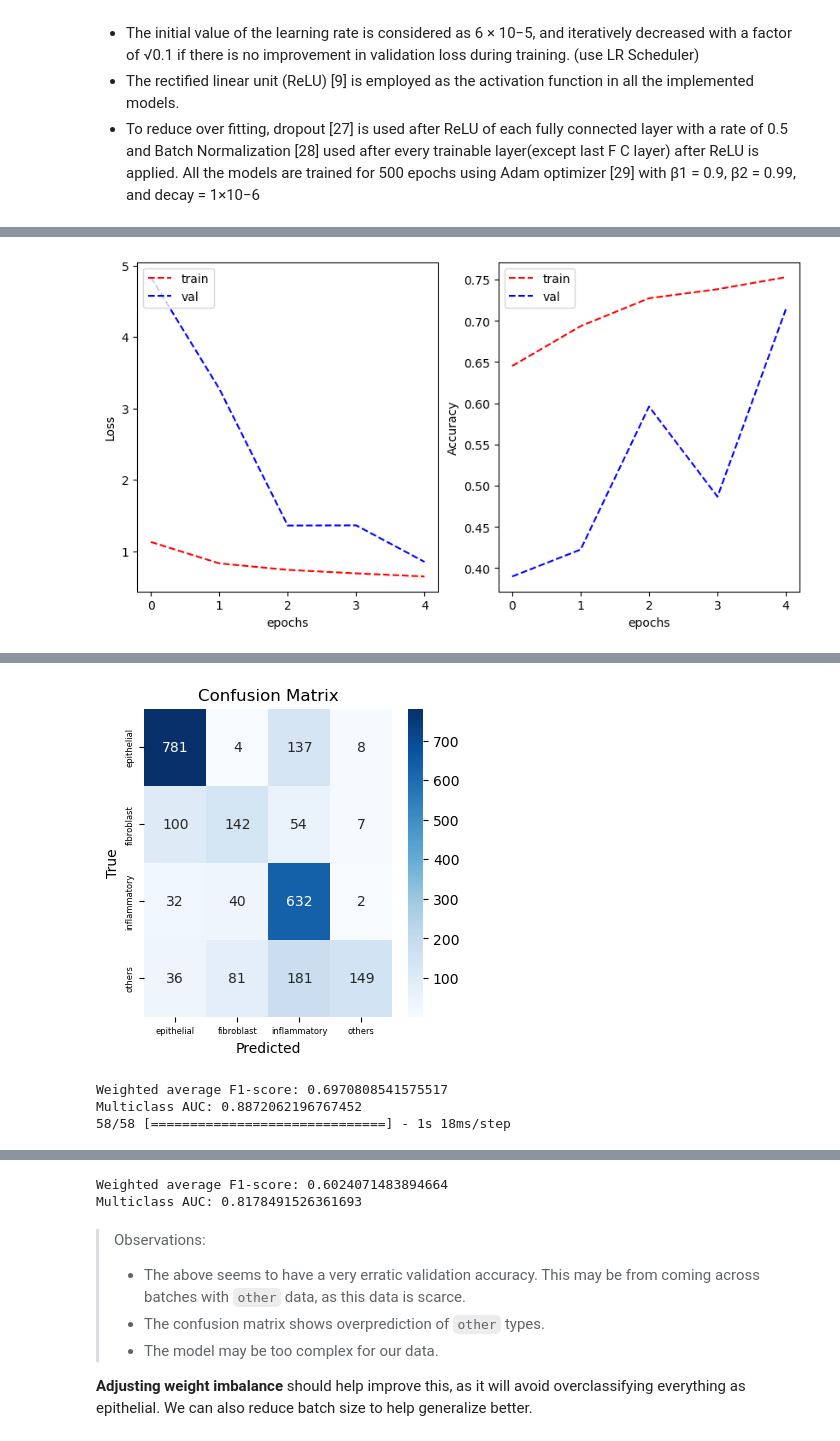
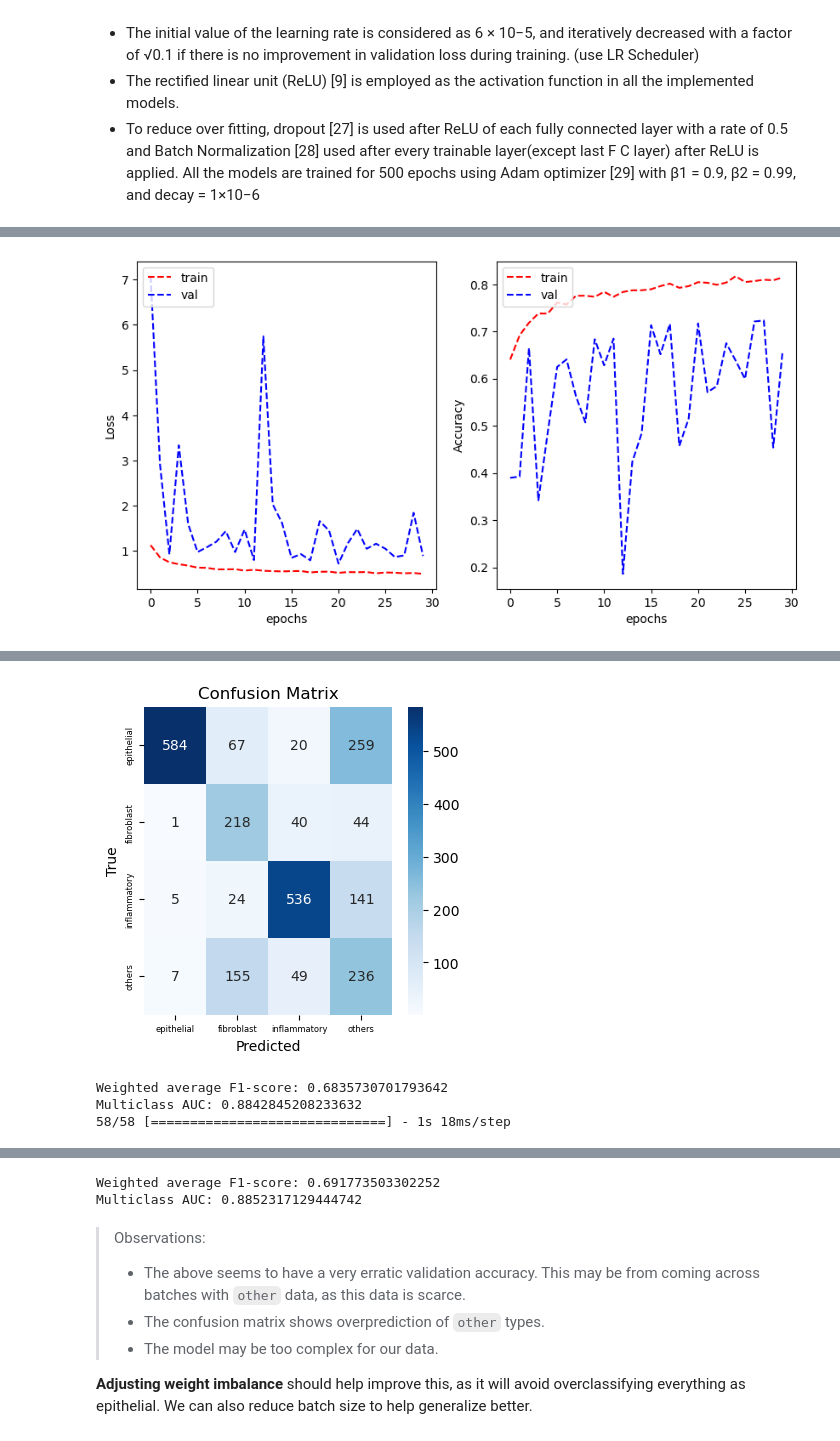
Before and after one commit to Keen2Kode/Machine-Learning, a Jupyter notebook: assignment_2.ipynb, the cells around one changed output, grey strips where cells are left out. Saved outputs shown, nothing was run; the diff lists cells and outputs as text; code cells hidden in the pictures.

```diff
--- a/assignment_2.ipynb
+++ b/assignment_2.ipynb
@@ -860,7 +836,7 @@ y_col = 'cellTypeName'
 rcc = rcc_net(y_col)
 train_generator, val_generator, _ = generator(batch_size, y_col)
 
-rcc_history = rcc.fit(train_generator, epochs=5, validation_data=val_generator)
+rcc_history = rcc.fit(train_generator, epochs=30, validation_data=val_generator)
 train_val_accuracy(rcc_history)
 
 # to get samples in order
@@ -884,4 +864,4 @@ Epoch 5/5
-[figure, old version]
+[figure, new version]
 Found 5671 validated image filenames belonging to 4 classes.
 Found 2386 validated image filenames belonging to 4 classes.
 Found 1839 validated image filenames belonging to 4 classes.
@@ -889,4 +869,4 @@ Found 1839 validated image filenames belonging to 4 classes.
-[figure, old version]
+[figure, new version]
-Weighted average F1-score: 0.6970808541575517
-Multiclass AUC: 0.8872062196767452
+Weighted average F1-score: 0.6835730701793642
+Multiclass AUC: 0.8842845208233632
 58/58 [==============================] - 1s 18ms/step
@@ -894,5 +874,5 @@ Multiclass AUC: 0.8872062196767452
-Weighted average F1-score: 0.6024071483894664
-Multiclass AUC: 0.8178491526361693
+Weighted average F1-score: 0.691773503302252
+Multiclass AUC: 0.8852317129444742
 # %% [markdown]
 > Observations:
 > - The above seems to have a very erratic validation accuracy. This may be from coming across batches with `other` data, as this data is scarce.
```
Also changed, not shown: parts of 37 cells of this notebook.
